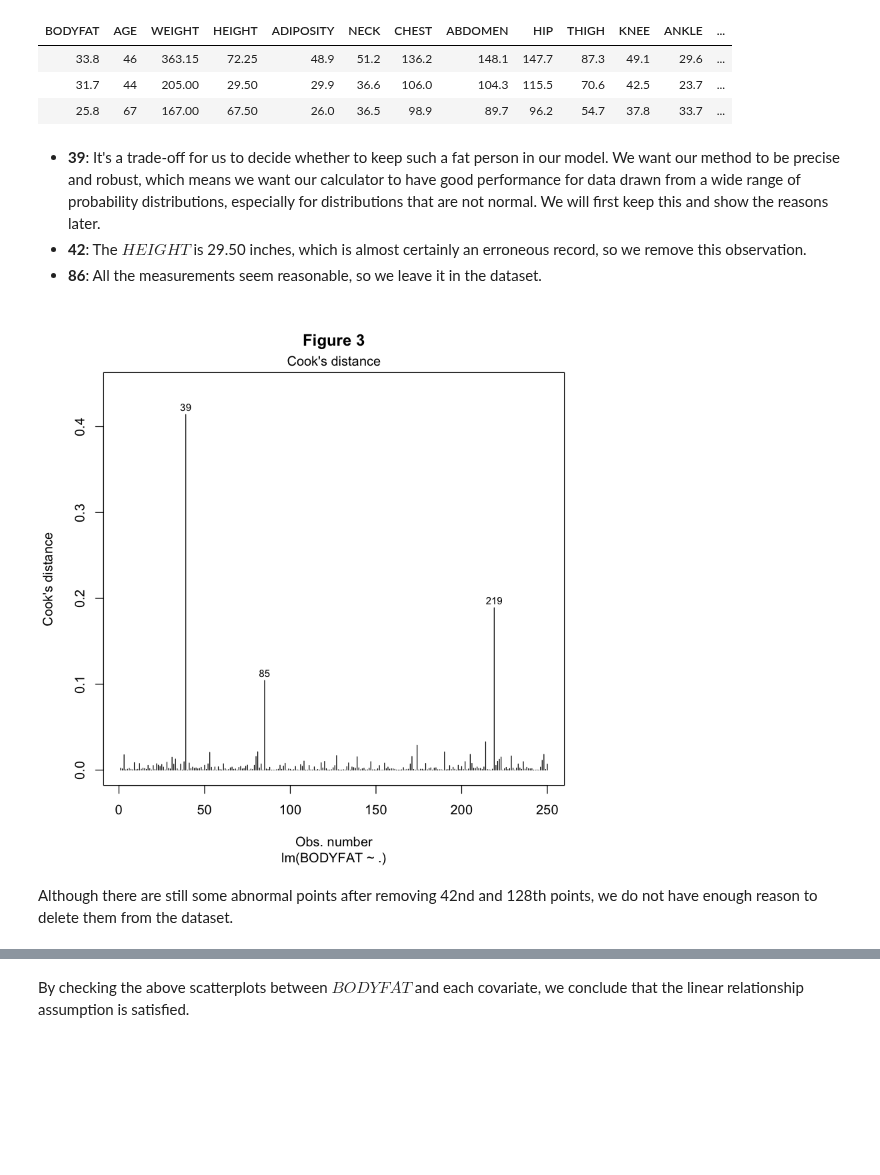
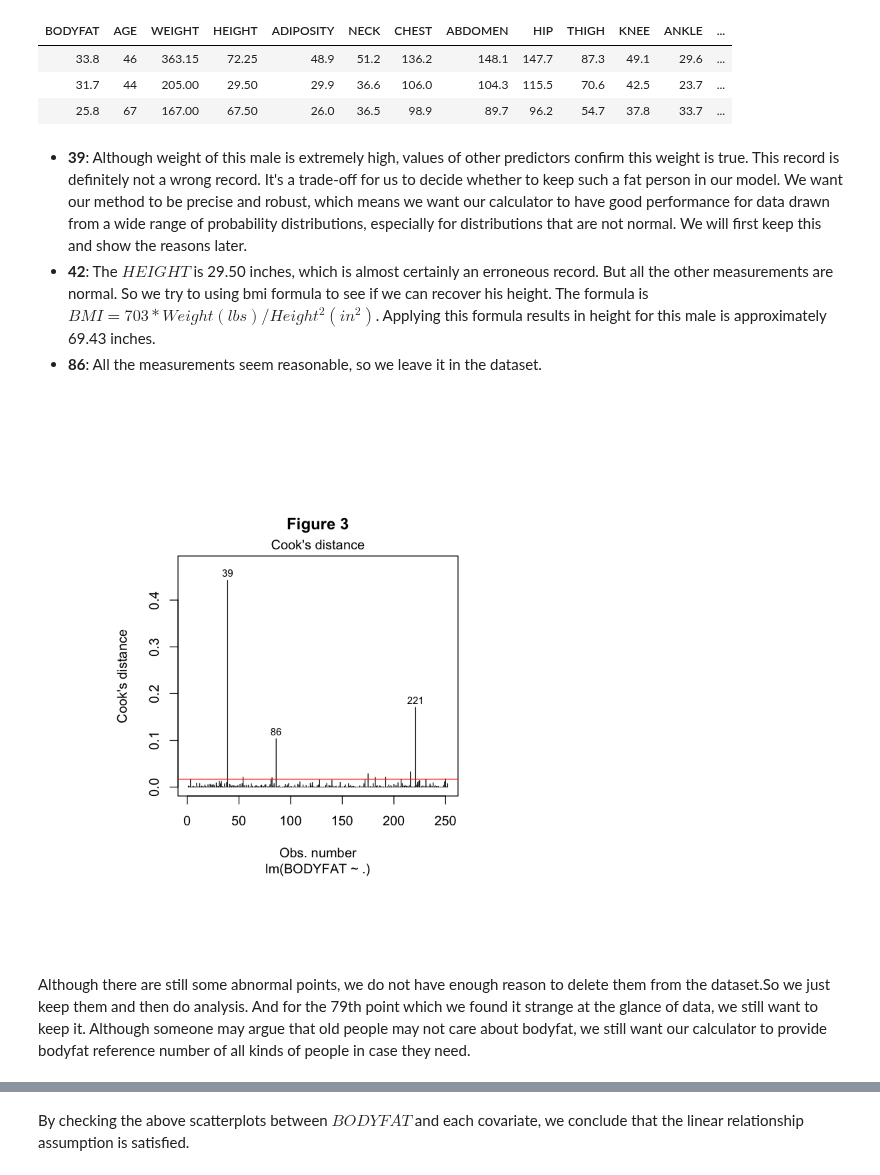
Before and after one commit to LuChen525/stat628-module1, a Jupyter notebook: Executive-Summary.ipynb, the cells around one changed output, grey strips where cells are left out. Saved outputs shown, nothing was run; the diff lists cells and outputs as text; code cells hidden in the pictures; blank space fills up the shorter version.

```diff
--- a/Executive-Summary.ipynb
+++ b/Executive-Summary.ipynb
@@ -103,6 +147,6 @@ dat[c(48,96,182,76),]
-# %%
-# Drop observation 182 which has zero bodyfat
-dat <- dat[dat$IDNO != 182,]
+# %%
+# Replace observation 182's bodyfat with 14.72%
+dat[182,2]<-14.72
 # %% [markdown]
 The second method we use is to build a linear regression model to detect outliers by looking at Cook's distance. We first delete the $IDNO$ and $DENSITY$ features since we do not want them to be used as regressors in our model.
 # %%
@@ -120,14 +166,16 @@ dat[c(39,42,86),]
 | 31.7 | 44 | 205.00 | 29.50 | 29.9 | 36.6 | 106.0 | 104.3 | 115.5 | 70.6 | 42.5 | 23.7 | ... |
 | 25.8 | 67 | 167.00 | 67.50 | 26.0 | 36.5 | 98.9 | 89.7 | 96.2 | 54.7 | 37.8 | 33.7 | ... |
 # %% [markdown]
-* **39**: It's a trade-off for us to decide whether to keep such a fat person in our model. We want our method to be precise and robust, which means we want our calculator to have good performance for data drawn from a wide range of probability distributions, especially for distributions that are not normal. We will first keep this and show the reasons later.
-* **42**: The $HEIGHT$ is 29.50 inches, which is almost certainly an erroneous record, so we remove this observation.
+* **39**: Although weight of this male is extremely high, values of other predictors confirm this weight is true. This record is definitely not a wrong record. It's a trade-off for us to decide whether to keep such a fat person in our model. We want our method to be precise and robust, which means we want our calculator to have good performance for data drawn from a wide range of probability distributions, especially for distributions that are not normal. We will first keep this and show the reasons later.
+* **42**: The $HEIGHT$ is 29.50 inches, which is almost certainly an erroneous record. But all the other measurements are normal. So we try to using bmi formula to see if we can recover his height. The formula is $BMI = 703 * Weight(lbs) / Height^2(in^2)$. Applying this formula results in height for this male is approximately 69.43 inches.
 * **86**: All the measurements seem reasonable, so we leave it in the dataset.
 # %%
-# Drop observation 42
-dat <- dat[-42,]
+# Replace observation 42's height with 69.43 inches
+dat$HEIGHT[42]<-69.43
+par(pin=c(3.5,3))
 plot(lm(BODYFAT ~ ., dat), which = 4, main="Figure 3")
+abline(h=4/(dim(dat)[1]-14-1),col="red")
 # %% [output]
-[figure, old version]
+[figure, new version]
-# %% [markdown]
-Although there are still some abnormal points after removing 42nd and 128th points, we do not have enough reason to delete them from the dataset.
+# %% [markdown]
+Although there are still some abnormal points, we do not have enough reason to delete them from the dataset.So we just keep them and then do analysis. And for the 79th point which we found it strange at the glance of data, we still want to keep it. Although someone may argue that old people may not care about bodyfat, we still want our calculator to provide bodyfat reference number of all kinds of people in case they need.
```
Also changed, not shown: parts of 37 cells of this notebook, 1 other file.
